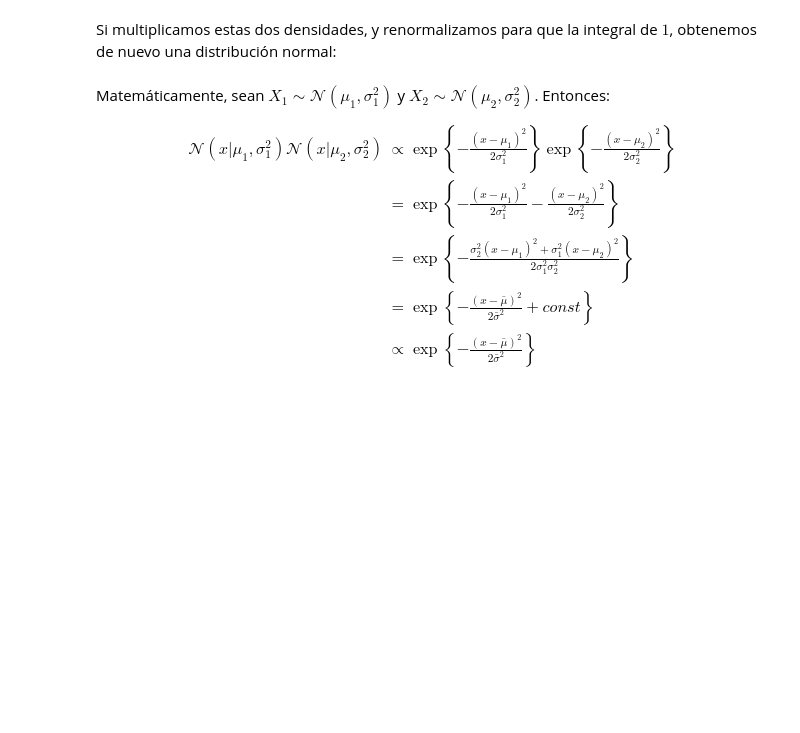
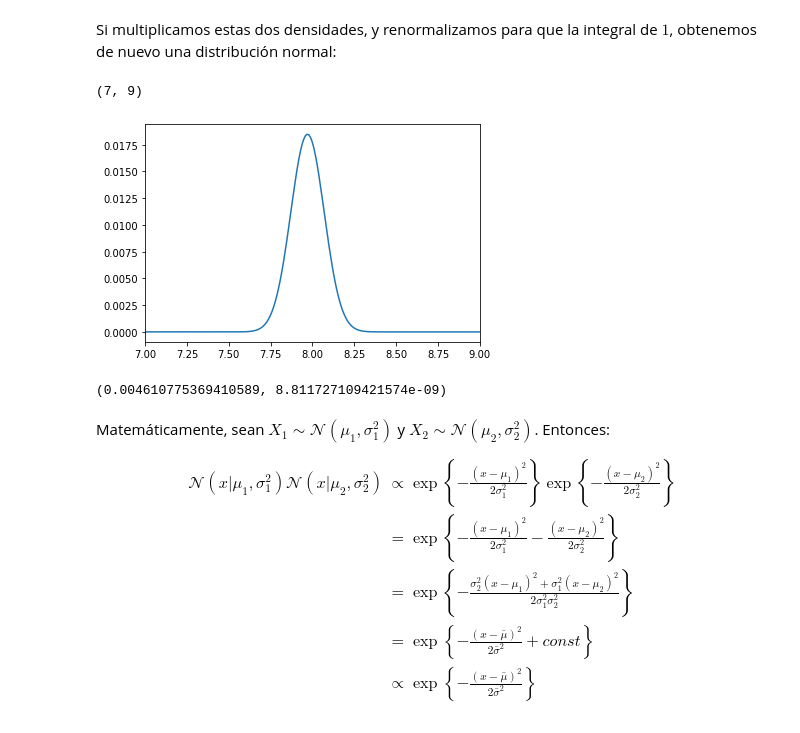
Before and after one commit to judith-ale/mebo2022, a Jupyter notebook: modulo1/tema4/3-bayes-previa-conjugadas.ipynb, the cells around one changed output. Saved outputs shown, nothing was run; the diff lists cells and outputs as text; code cells hidden in the pictures; blank space fills up the shorter version.

```diff
--- a/modulo1/tema4/3-bayes-previa-conjugadas.ipynb
+++ b/modulo1/tema4/3-bayes-previa-conjugadas.ipynb
@@ -161,4 +180,12 @@ Supongamos que tenemos dos dos densidades normales distintas.
 # %% [markdown]
 Si multiplicamos estas dos densidades, y renormalizamos para que la integral de $1$, obtenemos de nuevo una distribución normal:
+# %%
+def prod_pdf(x):
+    return X.pdf(x) * Y.pdf(x)
 # %%
 # Graficar densidad de Z
+plt.plot(x, prod_pdf(x), label='densidad producto')
+plt.xlim([7, 9])
+# %% [output]
+(7, 9)
+[figure, added]
@@ -165,3 +198,7 @@ Si multiplicamos estas dos densidades, y renormalizamos para que la integral de
+# %%
+result
+# %% [output]
+(0.004610775369410589, 8.811727109421574e-09)
 # %% [markdown]
 Matemáticamente, sean $X_1 \sim \mathcal{N}(\mu_1, \sigma_1^2)$ y $X_2 \sim \mathcal{N}(\mu_2, \sigma_2^2)$. Entonces:
 
```
Also changed, not shown: parts of 12 cells of this notebook.
